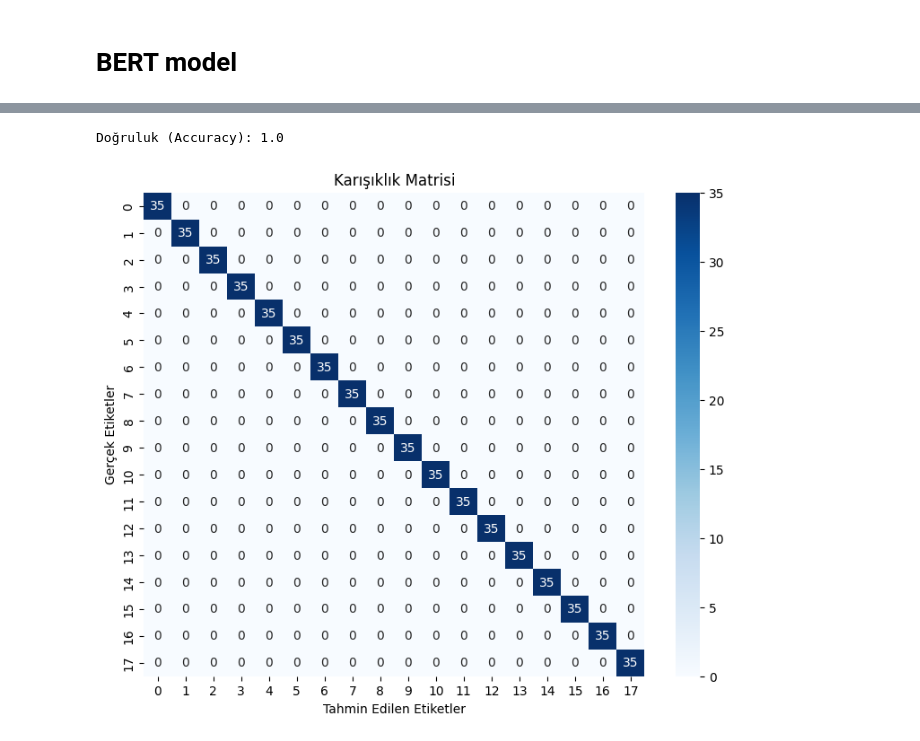
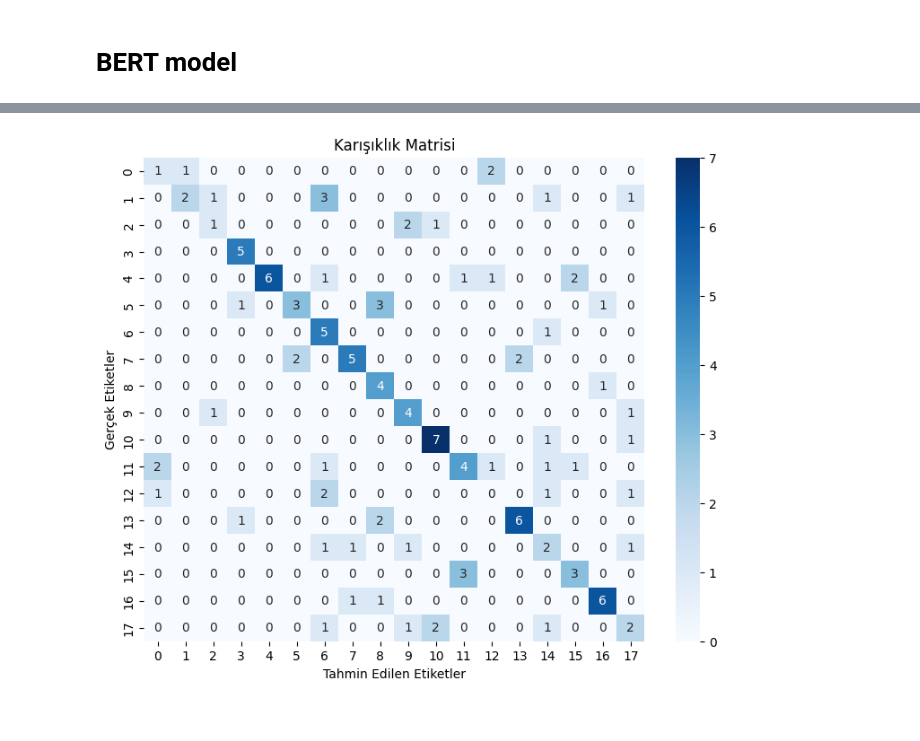
Before and after one commit to Z-U-k0rkmaz/TextMiningProject, a Jupyter notebook: BERT.ipynb, the cells around one changed output, grey strips where cells are left out. Cells and saved outputs as stored; diff of their text form; code cells hidden in the pictures.

```diff
--- a/BERT.ipynb
+++ b/BERT.ipynb
@@ -253,14 +230,10 @@ Epoch: 4 Loss: 16.930984795093536
 # %%
-from sklearn.metrics import confusion_matrix
-import seaborn as sns
-import matplotlib.pyplot as plt
-
 # Modelin performansını değerlendirme
 model.eval()
 predictions = []
 true_labels = []
 with torch.no_grad():
-    for batch in dataloader:
+    for batch in test_dataloader:
         batch = tuple(t.to(device) for t in batch)
         inputs = {'input_ids': batch[0], 'attention_mask': batch[1]}
         labels = batch[2]
@@ -269,18 +242,8 @@ with torch.no_grad():
         predictions.extend(predicted.tolist())
         true_labels.extend(labels.tolist())
 
-# Accuracy hesaplama
+# Doğruluk hesaplama
+from sklearn.metrics import accuracy_score
 accuracy = accuracy_score(true_labels, predictions)
 print("Doğruluk (Accuracy):", accuracy)
-
-# Karışıklık matrisi oluşturma
-conf_matrix = confusion_matrix(true_labels, predictions)
-
-# Görselleştirme
-plt.figure(figsize=(9, 7))
-sns.heatmap(conf_matrix, annot=True, fmt='d', cmap='Blues')
-plt.xlabel('Tahmin Edilen Etiketler')
-plt.ylabel('Gerçek Etiketler')
-plt.title('Karışıklık Matrisi')
-plt.show()
 # %% [output]
@@ -365,36 +251,16 @@ Epoch: 9 Loss: 0.8122392781078815
 # %%
-from sklearn.metrics import confusion_matrix
-import seaborn as sns
-import matplotlib.pyplot as plt
-
-# Modelin performansını değerlendirme
-model.eval()
-predictions = []
-true_labels = []
-with torch.no_grad():
-    for batch in dataloader:
-        batch = tuple(t.to(device) for t in batch)
-        inputs = {'input_ids': batch[0], 'attention_mask': batch[1]}
-        labels = batch[2]
-        outputs = model(**inputs)
-        _, predicted = torch.max(outputs.logits, dim=1)
-        predictions.extend(predicted.tolist())
-        true_labels.extend(labels.tolist())
-
-# Accuracy hesaplama
-accuracy = accuracy_score(true_labels, predictions)
-print("Doğruluk (Accuracy):", accuracy)
-
 # Karışıklık matrisi oluşturma
 conf_matrix = confusion_matrix(true_labels, predictions)
 
 # Görselleştirme
+import seaborn as sns
+import matplotlib.pyplot as plt
+
 plt.figure(figsize=(9, 7))
 sns.heatmap(conf_matrix, annot=True, fmt='d', cmap='Blues')
 plt.xlabel('Tahmin Edilen Etiketler')
 plt.ylabel('Gerçek Etiketler')
 plt.title('Karışıklık Matrisi')
 plt.show()
 # %% [output]
-Doğruluk (Accuracy): 1.0
-[figure, old version]
+[figure, new version]
```
Also changed, not shown: parts of 10 cells of this notebook, 2 other files.
